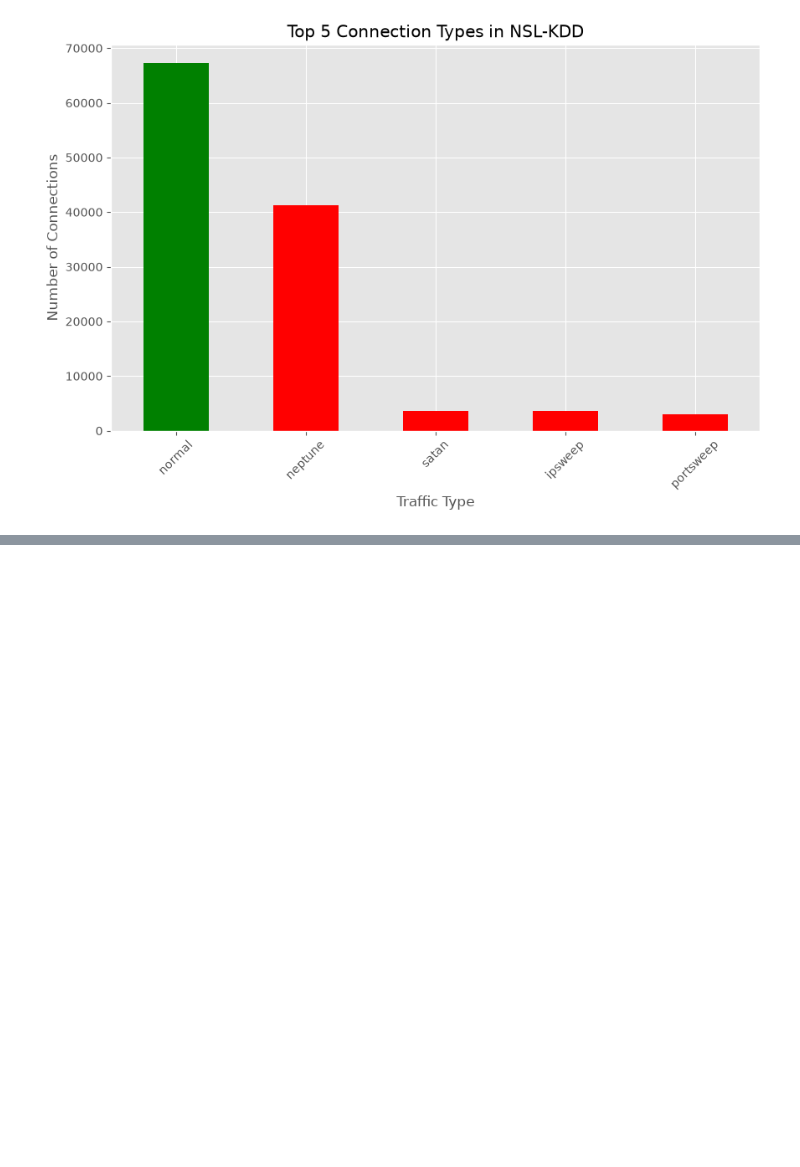
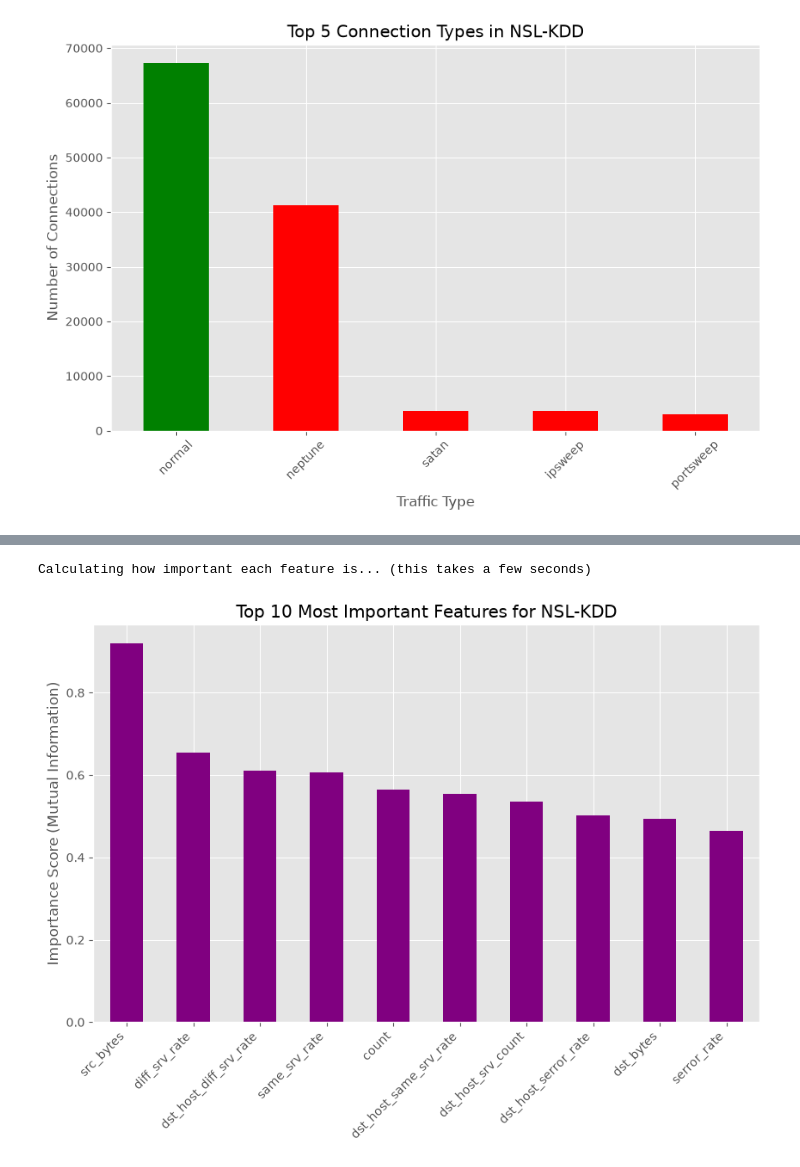
Before and after one commit to abdurrahmanse/XAI-Guard, a Jupyter notebook: ml/notebooks/01_nslkdd_eda.ipynb, the cells around one changed output, grey strips where cells are left out. Saved outputs shown, nothing was run; the diff lists cells and outputs as text; code cells hidden in the pictures; blank space fills up the shorter version.

```diff
--- a/ml/notebooks/01_nslkdd_eda.ipynb
+++ b/ml/notebooks/01_nslkdd_eda.ipynb
@@ -110,0 +198,29 @@ plt.show()
+# %%
+from sklearn.feature_selection import mutual_info_classif
+
+# 1. Take a random sample of 10,000 rows (so your computer doesn't freeze doing the math!)
+df_sample = df.sample(10000, random_state=42)
+
+# 2. X = the input features (we only use numerical columns for this test)
+X = df_sample.select_dtypes(include=['number'])
+# 3. y = the answer we are trying to predict (the attack type)
+y = df_sample['label']
+
+# 4. Calculate the Mutual Information score for every single feature
+print("Calculating how important each feature is... (this takes a few seconds)")
+mi_scores = mutual_info_classif(X, y, random_state=42)
+
+# 5. Match the scores to the column names and sort them from highest to lowest
+mi_table = pd.Series(mi_scores, index=X.columns)
+mi_table = mi_table.sort_values(ascending=False)
+
+# 6. Plot the Top 10 most important features
+plt.figure(figsize=(10, 6))
+mi_table.head(10).plot(kind='bar', color='purple')
+plt.title("Top 10 Most Important Features for NSL-KDD")
+plt.ylabel("Importance Score (Mutual Information)")
+plt.xticks(rotation=45, ha='right')
+plt.show()
+# %% [output]
+Calculating how important each feature is... (this takes a few seconds)
+[figure, added]
```
Also changed, not shown: parts of 9 cells of this notebook, 3 other files.
